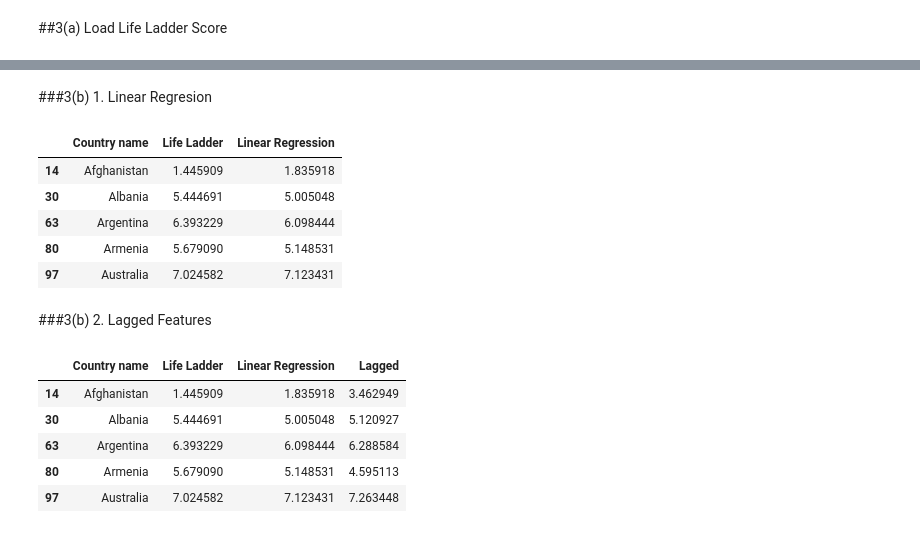
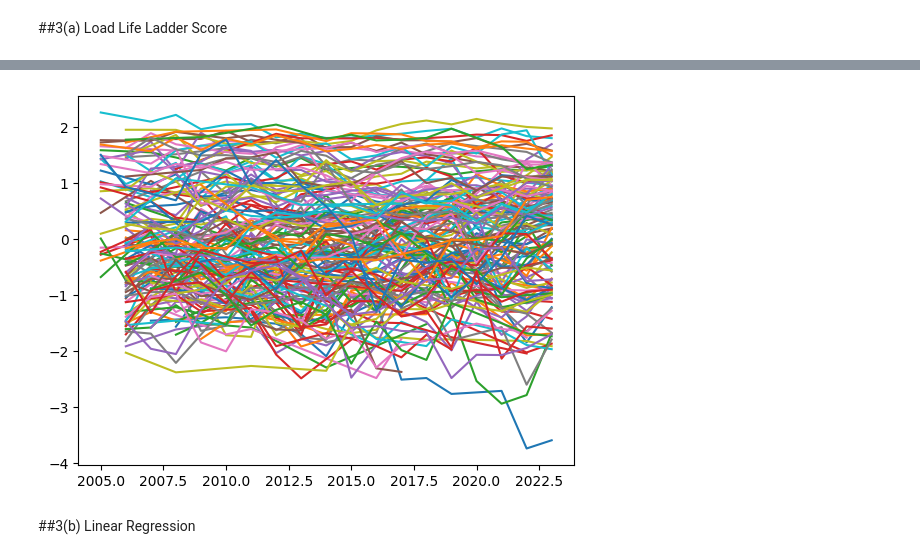
Before and after one commit to nicolesaade/WorldHappinessReportAnalysis, a Jupyter notebook: WorldHappinessReport_Time_Series.ipynb, the cells around one changed output, grey strips where cells are left out. Saved outputs shown, nothing was run; the diff lists cells and outputs as text; code cells hidden in the pictures.

```diff
--- a/WorldHappinessReport_Time_Series.ipynb
+++ b/WorldHappinessReport_Time_Series.ipynb
@@ -37,32 +54,9 @@ ladder_df.head()
+# %%
+import matplotlib.pyplot as plt
+
+for country in data['Country name'].unique():
+  plt.plot(data.loc[data['Country name']==country]['year'], data.loc[data['Country name']==country]['Life Ladder'])
+# %% [output]
+[figure, added]
 # %% [markdown]
-###3(b) 1. Linear Regresion
+##3(b) Linear Regression
-# %%
-from sklearn.linear_model import LinearRegression
-
-def predict_LinReg(country_name):
-  df = ladder_df.loc[ladder_df['Country name']==country_name]
-  X = df.loc[:, 'year'].values.reshape(-1, 1)
-  y = df.loc[:, 'Life Ladder']
-  model = LinearRegression().fit(X, y)
-  y_pred = model.predict([[2023]])
-
-  return y_pred[0]
-
-LinReg_2023_pred = []
-
-for country in ladder_df['Country name'].unique():
-  if country not in be_removed:
-    LinReg_2023_pred.append([predict_LinReg(country)][0])
-
-ladder_2023['Linear Regression'] = LinReg_2023_pred
-
-ladder_2023.head()
-# %% [output]
-|  | Country name | Life Ladder | Linear Regression |
-| 14 | Afghanistan | 1.445909 | 1.835918 |
-| 30 | Albania | 5.444691 | 5.005048 |
-| 63 | Argentina | 6.393229 | 6.098444 |
-| 80 | Armenia | 5.679090 | 5.148531 |
-| 97 | Australia | 7.024582 | 7.123431 |
-# %% [markdown]
-###3(b) 2. Lagged Features
@@ -104,17 +62,0 @@ def predict_ladder(country_name):
-# %%
-ladder_2023_pred = []
-
-for country in ladder_df['Country name'].unique():
-  if country not in be_removed:
-    ladder_2023_pred.append([predict_ladder(country)][0])
-
-ladder_2023['Lagged'] = ladder_2023_pred
-
-ladder_2023.head()
-# %% [output]
-|  | Country name | Life Ladder | Linear Regression | Lagged |
-| 14 | Afghanistan | 1.445909 | 1.835918 | 3.462949 |
-| 30 | Albania | 5.444691 | 5.005048 | 5.120927 |
-| 63 | Argentina | 6.393229 | 6.098444 | 6.288584 |
-| 80 | Armenia | 5.679090 | 5.148531 | 4.595113 |
-| 97 | Australia | 7.024582 | 7.123431 | 7.263448 |
```
Also changed, not shown: parts of 12 cells of this notebook.
